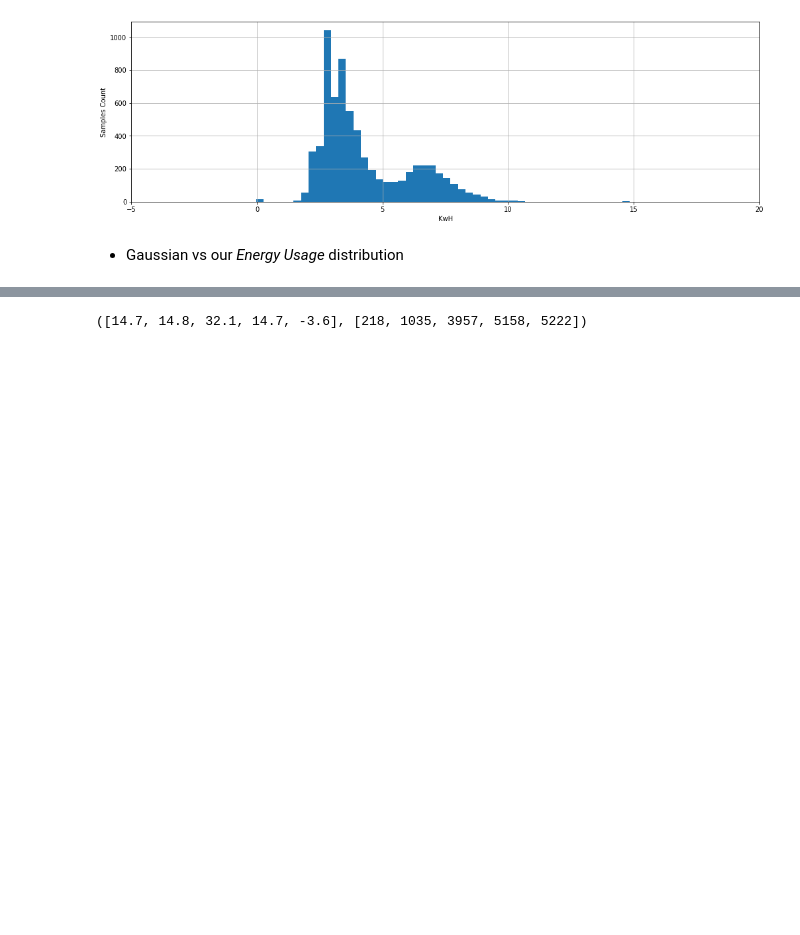
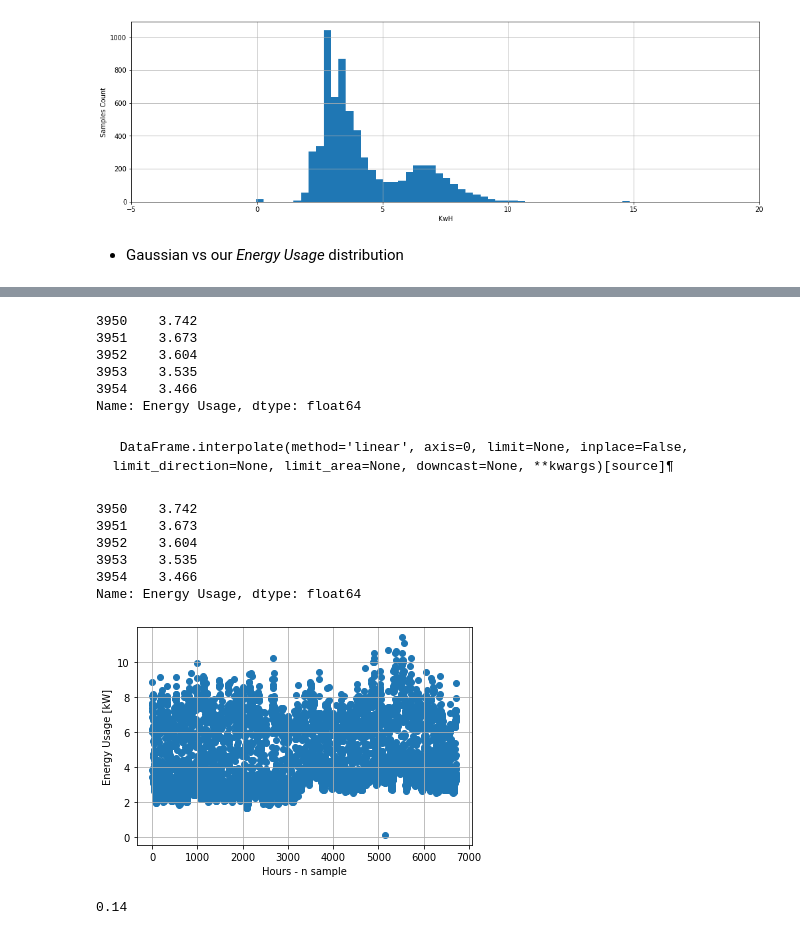
Before and after one commit to matias-dogliani/energybuild, a Jupyter notebook: PreProcessData.ipynb, the cells around one changed output, grey strips where cells are left out. Cells and saved outputs as stored; diff of their text form; code cells hidden in the pictures; blank space fills up the shorter version.

Commit message:
Interpolation of anomalies with pandas

````diff
--- a/PreProcessData.ipynb
+++ b/PreProcessData.ipynb
@@ -175,3 +169,7 @@ def find_anomalies(data):
 
 
     return anomalies, idx_anomalies
+# %%
+anomalies, idx_anomalies = find_anomalies(DataFrame["Energy Usage"])
+print(anomalies)
+print(idx_anomalies)
@@ -178,4 +183,46 @@ def find_anomalies(data):
+# %%
+def interpolate_anomalies(data,idx_anomalies,col):
+    for index in idx_anomalies:
+        #DataFrame["Energy Usage"][index] = DataFrame["Energy Usage"][index-1] +  DataFrame["Energy Usage"][index+1] / 2
+        data[col][index] = np.nan
+
+    return data
 # %%
-find_anomalies(DataFrame["Energy Usage"])
+DataFrame= interpolate_anomalies(DataFrame,idx_anomalies,'Energy Usage')
-# %% [output]
-([14.7, 14.8, 32.1, 14.7, -3.6], [218, 1035, 3957, 5158, 5222])
+# %%
+DataFrame["Energy Usage"][3950:3955]
+# %% [output]
+3950    3.742
+3951    3.673
+3952    3.604
+3953    3.535
+3954    3.466
+Name: Energy Usage, dtype: float64
+# %% [markdown]
+```
+ DataFrame.interpolate(method='linear', axis=0, limit=None, inplace=False, limit_direction=None, limit_area=None, downcast=None, **kwargs)[source]¶
+```
+# %%
+DataFrame.interpolate(method='linear',inplace=True)
+# %%
+DataFrame["Energy Usage"][3950:3955]
+# %% [output]
+3950    3.742
+3951    3.673
+3952    3.604
+3953    3.535
+3954    3.466
+Name: Energy Usage, dtype: float64
+# %%
+plt.scatter(DataFrame.index,DataFrame['Energy Usage'])
+plt.xlabel('Hours - n sample')
+plt.ylabel("Energy Usage [kW]")
+plt.grid()
+# %% [output]
+[figure, added]
+# %%
+for smallnum in DataFrame['Energy Usage']:
+    if smallnum < 1:
+        print(smallnum)
+# %% [output]
+0.14
````
Also changed, not shown: parts of 6 cells of this notebook, 1 other file.
